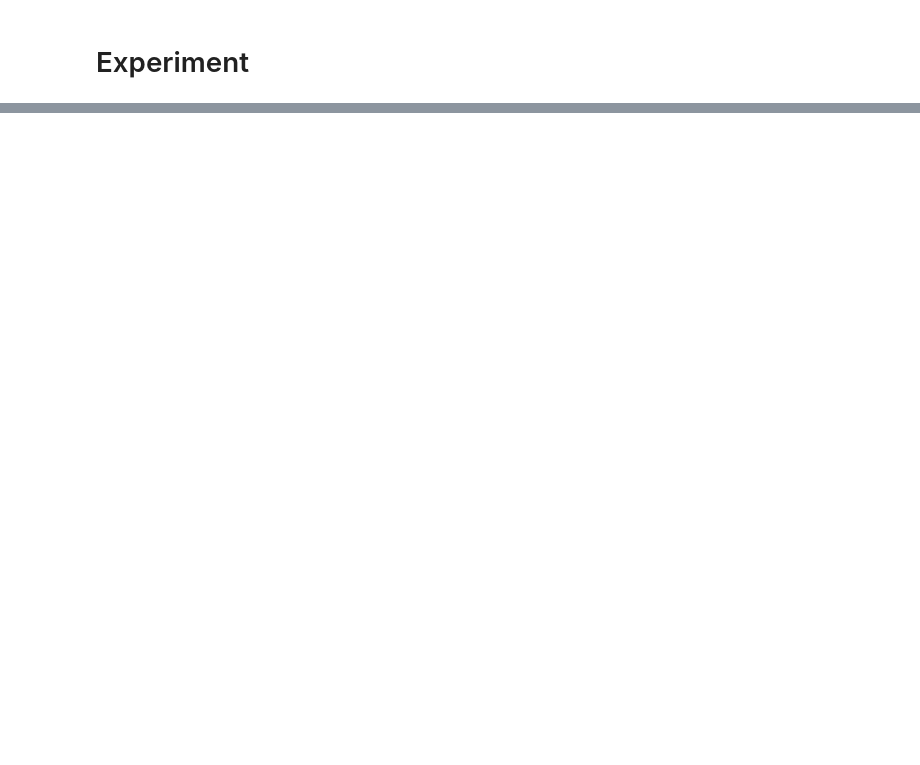
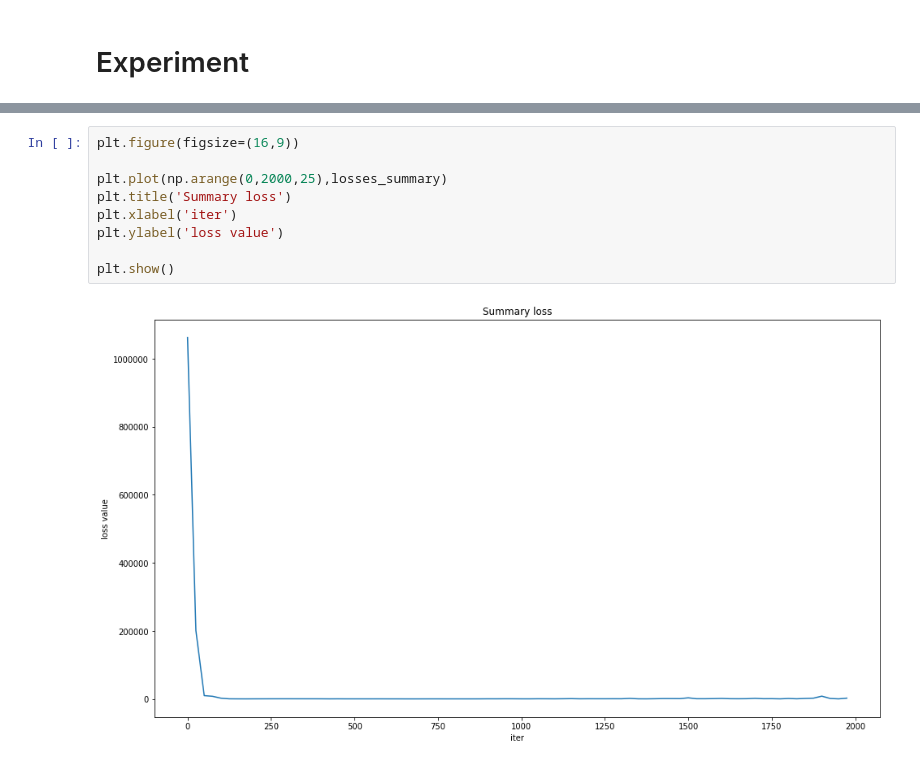
Before and after one commit to kefir8888/ml_project, a Jupyter notebook: project_ml2.ipynb, the cells around one changed output, grey strips where cells are left out. Saved outputs shown, nothing was run; the diff lists cells and outputs as text; blank space fills up the shorter version.

```diff
--- a/project_ml2.ipynb
+++ b/project_ml2.ipynb
@@ -394,0 +392,11 @@ tensor(103.6663, grad_fn=<AddBackward0>)
+# %%
+plt.figure(figsize=(16,9))
+
+plt.plot(np.arange(0,2000,25),losses_summary)
+plt.title('Summary loss')
+plt.xlabel('iter')
+plt.ylabel('loss value')
+
+plt.show()
+# %% [output]
+[figure, added]
```
Also changed, not shown: parts of 12 cells of this notebook.
